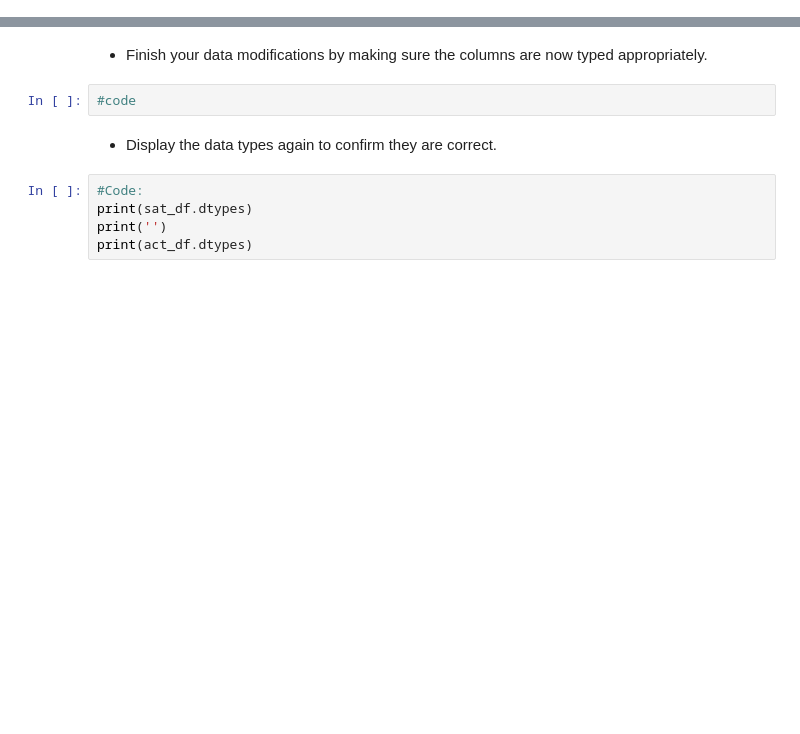
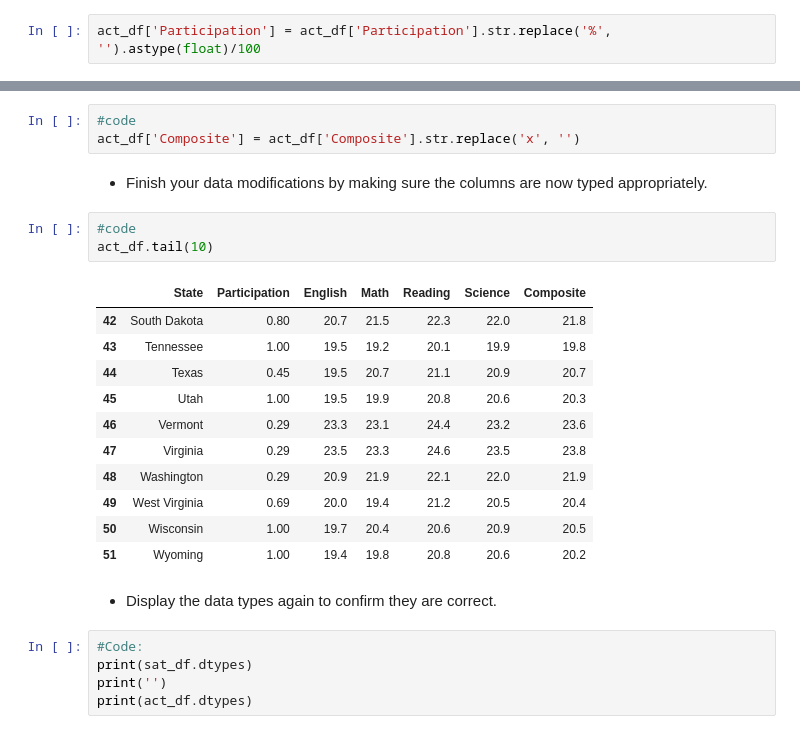
Before and after one commit to KennethChewx/Project_1, a Jupyter notebook: code/starter-code.ipynb, the cells around one changed output, grey strips where cells are left out. Drawn from its saved outputs; the diff is of its cells as text; blank space fills up the shorter version.

```diff
--- a/code/starter-code.ipynb
+++ b/code/starter-code.ipynb
@@ -198,2 +193,4 @@ AttributeError: 'Series' object has no attribute 'astypes'
+# %%
+act_df['Participation'] = act_df['Participation'].str.replace('%', '').astype(float)/100
 # %% [markdown]
 - Fix any individual values preventing other columns from being the appropriate type.
@@ -220,7 +197,23 @@ AttributeError: 'Series' object has no attribute 'astypes'
+# %%
+#code
+act_df['Composite'] = act_df['Composite'].str.replace('x', '')
 # %% [markdown]
 - Finish your data modifications by making sure the columns are now typed appropriately.
 # %%
 #code
+act_df.tail(10)
+# %% [output]
+|  | State | Participation | English | Math | Reading | Science | Composite |
+| 42 | South Dakota | 0.80 | 20.7 | 21.5 | 22.3 | 22.0 | 21.8 |
+| 43 | Tennessee | 1.00 | 19.5 | 19.2 | 20.1 | 19.9 | 19.8 |
+| 44 | Texas | 0.45 | 19.5 | 20.7 | 21.1 | 20.9 | 20.7 |
+| 45 | Utah | 1.00 | 19.5 | 19.9 | 20.8 | 20.6 | 20.3 |
+| 46 | Vermont | 0.29 | 23.3 | 23.1 | 24.4 | 23.2 | 23.6 |
+| 47 | Virginia | 0.29 | 23.5 | 23.3 | 24.6 | 23.5 | 23.8 |
+| 48 | Washington | 0.29 | 20.9 | 21.9 | 22.1 | 22.0 | 21.9 |
+| 49 | West Virginia | 0.69 | 20.0 | 19.4 | 21.2 | 20.5 | 20.4 |
+| 50 | Wisconsin | 1.00 | 19.7 | 20.4 | 20.6 | 20.9 | 20.5 |
+| 51 | Wyoming | 1.00 | 19.4 | 19.8 | 20.8 | 20.6 | 20.2 |
 # %% [markdown]
 - Display the data types again to confirm they are correct.
 # %%
```
Also changed, not shown: parts of 4 cells of this notebook.
